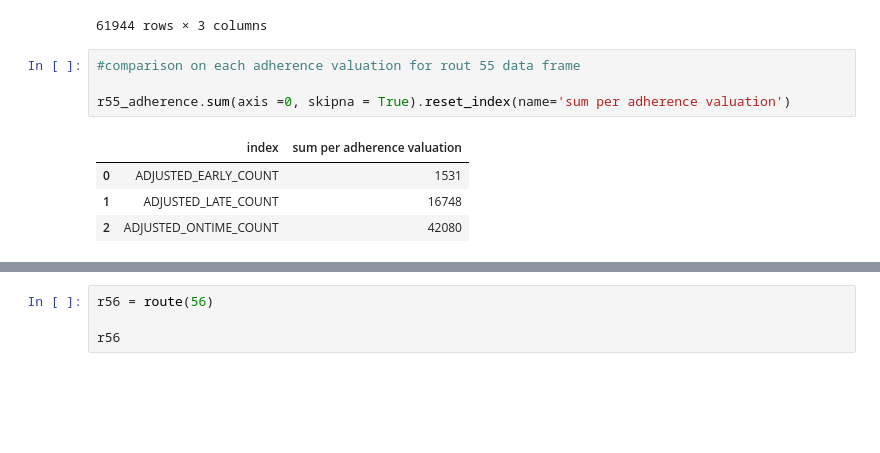
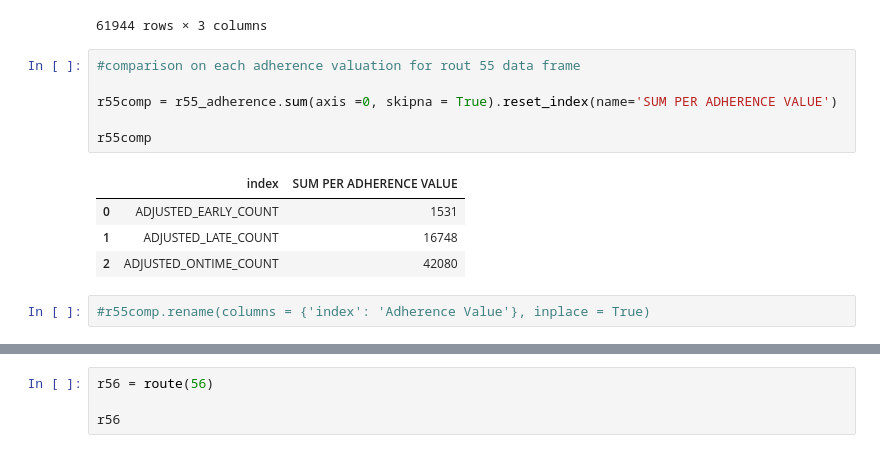
Before and after one commit to NSS-Data-Analytics-Cohort-11/wego-raiders, a Jupyter notebook: notebooks/Wego Project.ipynb, the cells around one changed output, grey strips where cells are left out. Cells and saved outputs as stored; diff of their text form; blank space fills up the shorter version.

```diff
--- a/notebooks/Wego Project.ipynb
+++ b/notebooks/Wego Project.ipynb
@@ -553,9 +562,13 @@ r55_adherence
 # %%
 #comparison on each adherence valuation for rout 55 data frame
 
-r55_adherence.sum(axis =0, skipna = True).reset_index(name='sum per adherence valuation')
+r55comp = r55_adherence.sum(axis =0, skipna = True).reset_index(name='SUM PER ADHERENCE VALUE')
+
+r55comp
 # %% [output]
-|  | index | sum per adherence valuation |
+|  | index | SUM PER ADHERENCE VALUE |
 | 0 | ADJUSTED_EARLY_COUNT | 1531 |
 | 1 | ADJUSTED_LATE_COUNT | 16748 |
 | 2 | ADJUSTED_ONTIME_COUNT | 42080 |
+# %%
+#r55comp.rename(columns = {'index': 'Adherence Value'}, inplace = True)
```
Also changed, not shown: parts of 80 cells of this notebook.
